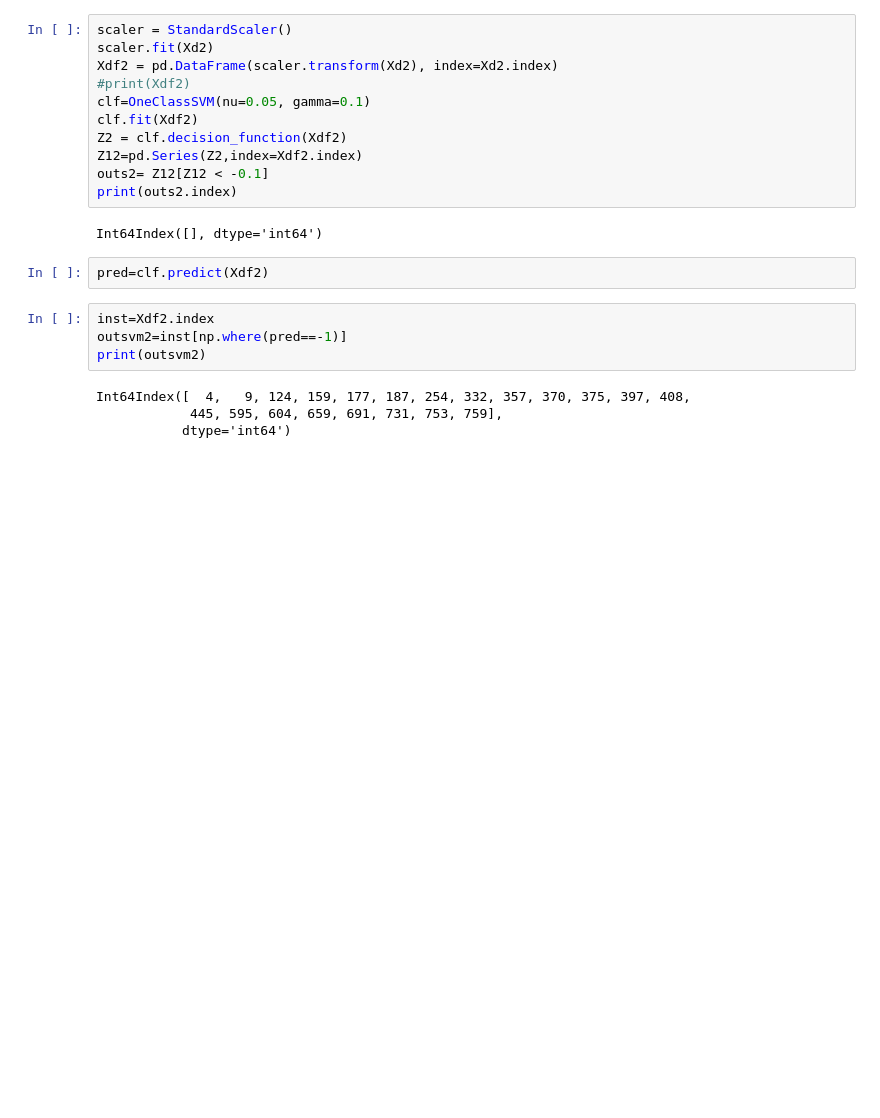
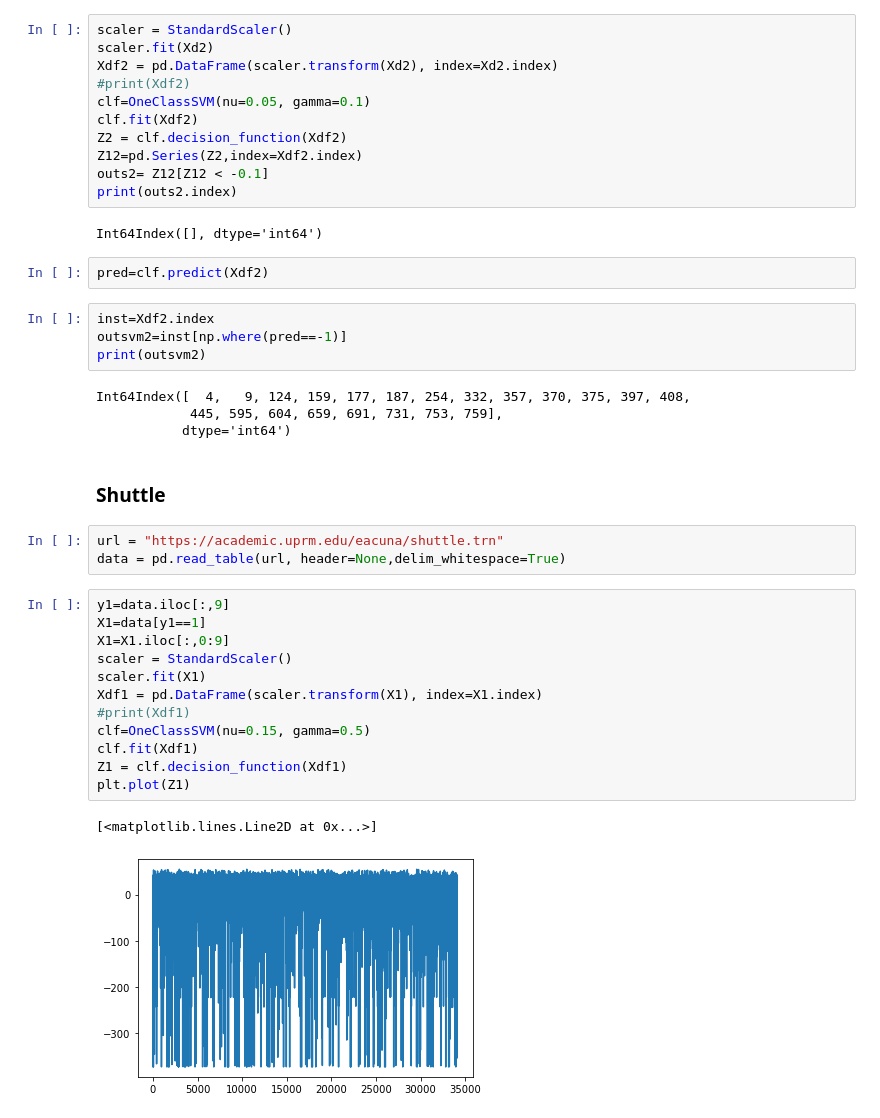
Before and after one commit to eacunafer/Data-Mining-Machine-Learning-subgraduado-, a Jupyter notebook: notebooks/outonesvm.ipynb, the cells around one changed output. Saved outputs shown, nothing was run; the diff lists cells and outputs as text; blank space fills up the shorter version.

```diff
--- a/notebooks/outonesvm.ipynb
+++ b/notebooks/outonesvm.ipynb
@@ -111,3 +111,23 @@ print(outsvm2)
 Int64Index([  4,   9, 124, 159, 177, 187, 254, 332, 357, 370, 375, 397, 408,
             445, 595, 604, 659, 691, 731, 753, 759],
            dtype='int64')
+# %% [markdown]
+### Shuttle
+# %%
+url = "https://academic.uprm.edu/eacuna/shuttle.trn"
+data = pd.read_table(url, header=None,delim_whitespace=True)
+# %%
+y1=data.iloc[:,9]
+X1=data[y1==1]
+X1=X1.iloc[:,0:9]
+scaler = StandardScaler()
+scaler.fit(X1)
+Xdf1 = pd.DataFrame(scaler.transform(X1), index=X1.index)
+#print(Xdf1)
+clf=OneClassSVM(nu=0.15, gamma=0.5)
+clf.fit(Xdf1)
+Z1 = clf.decision_function(Xdf1)
+plt.plot(Z1)
+# %% [output]
+[<matplotlib.lines.Line2D at 0x...>]
+[figure, added]
```
Also changed, not shown: parts of 3 cells of this notebook.
